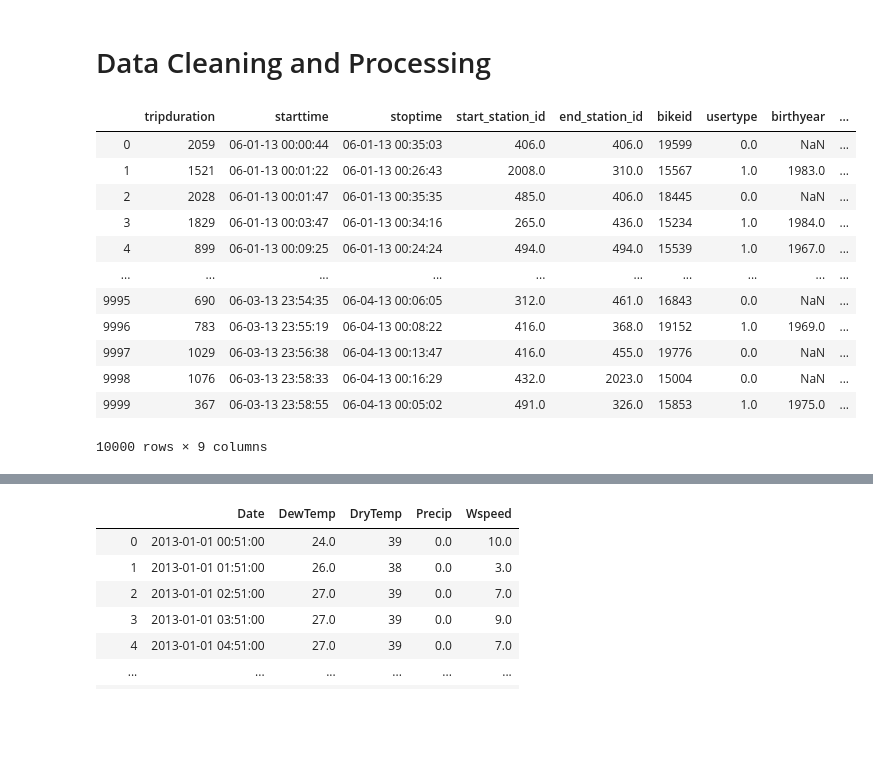
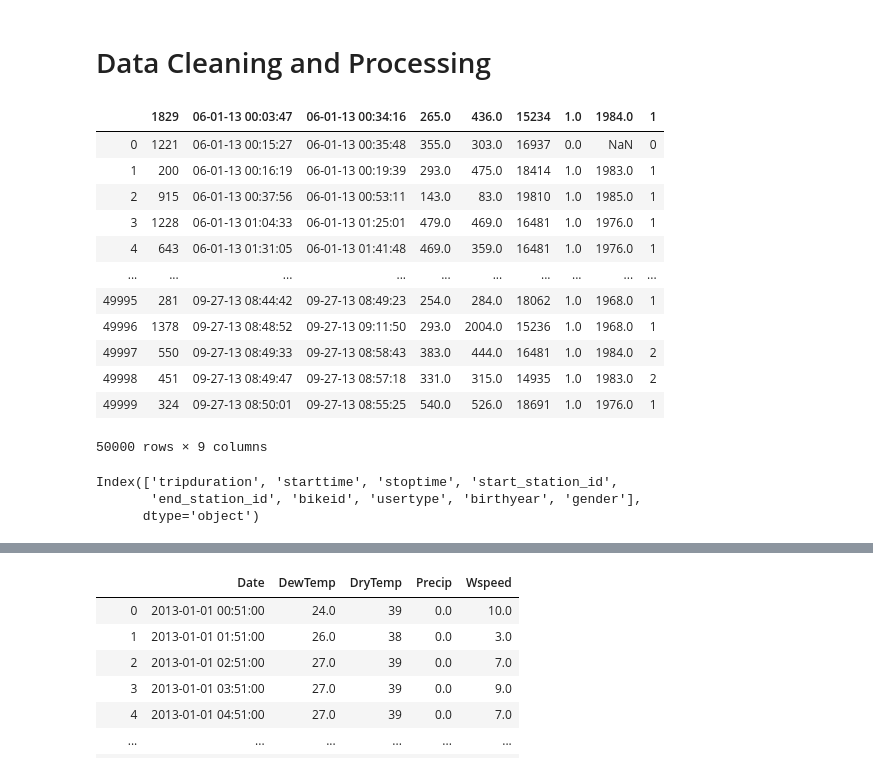
Before and after one commit to pwang96/citadel-datathon, a Jupyter notebook: EDA.ipynb, the cells around one changed output, grey strips where cells are left out. Drawn from its saved outputs; the diff is of its cells as text; code cells hidden in the pictures; blank space fills up the shorter version.

```diff
--- a/EDA.ipynb
+++ b/EDA.ipynb
@@ -1,31 +1,52 @@
 # %% [markdown]
 # Data Cleaning and Processing
+# %%
+import pandas
+import random
+
+n = 999999 #27300000 #number of records in file
+s = 50000 #desired sample size
+filename = "data.txt"
+skip = sorted(random.sample(range(n),n-s))
+#df = pandas.read_csv(filename, skiprows=skip)
+# %%
+skip = skip + list(range(1000000, 27300000))
 # %%
 # takes a minite to run
 import pandas as pd
 import numpy as np
 from datetime import datetime, timedelta
 from pandas.tseries.holiday import USFederalHolidayCalendar as calendar
-chunks = pd.read_csv("EastCoastDatathonMaterials/nyc_bikeshare.csv", chunksize=10000)
-for chunk in chunks:
-    NYC_bikeshare = chunk
-    break
-#NYC_bikeshare = pd.read_csv("EastCoastDatathonMaterials/nyc_bikeshare.csv", chunksize=100)
+# chunks = pd.read_csv("EastCoastDatathonMaterials/nyc_bikeshare.csv", chunksize=10000)
+# i = 0
+# for chunk in chunks:
+#     i += 1
+#     if i == 150:
+#         NYC_bikeshare = chunk
+#         break
+NYC_bikeshare = pd.read_csv("EastCoastDatathonMaterials/nyc_bikeshare.csv", skiprows=skip)
 NYC_bikeshare
 # %% [output]
-|  | tripduration | starttime | stoptime | start_station_id | end_station_id | bikeid | usertype | birthyear | ... |
-| 0 | 2059 | 06-01-13 00:00:44 | 06-01-13 00:35:03 | 406.0 | 406.0 | 19599 | 0.0 | NaN | ... |
-| 1 | 1521 | 06-01-13 00:01:22 | 06-01-13 00:26:43 | 2008.0 | 310.0 | 15567 | 1.0 | 1983.0 | ... |
-| 2 | 2028 | 06-01-13 00:01:47 | 06-01-13 00:35:35 | 485.0 | 406.0 | 18445 | 0.0 | NaN | ... |
-| 3 | 1829 | 06-01-13 00:03:47 | 06-01-13 00:34:16 | 265.0 | 436.0 | 15234 | 1.0 | 1984.0 | ... |
-| 4 | 899 | 06-01-13 00:09:25 | 06-01-13 00:24:24 | 494.0 | 494.0 | 15539 | 1.0 | 1967.0 | ... |
+|  | 1829 | 06-01-13 00:03:47 | 06-01-13 00:34:16 | 265.0 | 436.0 | 15234 | 1.0 | 1984.0 | 1 |
+| 0 | 1221 | 06-01-13 00:15:27 | 06-01-13 00:35:48 | 355.0 | 303.0 | 16937 | 0.0 | NaN | 0 |
+| 1 | 200 | 06-01-13 00:16:19 | 06-01-13 00:19:39 | 293.0 | 475.0 | 18414 | 1.0 | 1983.0 | 1 |
+| 2 | 915 | 06-01-13 00:37:56 | 06-01-13 00:53:11 | 143.0 | 83.0 | 19810 | 1.0 | 1985.0 | 1 |
+| 3 | 1228 | 06-01-13 01:04:33 | 06-01-13 01:25:01 | 479.0 | 469.0 | 16481 | 1.0 | 1976.0 | 1 |
+| 4 | 643 | 06-01-13 01:31:05 | 06-01-13 01:41:48 | 469.0 | 359.0 | 16481 | 1.0 | 1976.0 | 1 |
 | ... | ... | ... | ... | ... | ... | ... | ... | ... | ... |
-| 9995 | 690 | 06-03-13 23:54:35 | 06-04-13 00:06:05 | 312.0 | 461.0 | 16843 | 0.0 | NaN | ... |
-| 9996 | 783 | 06-03-13 23:55:19 | 06-04-13 00:08:22 | 416.0 | 368.0 | 19152 | 1.0 | 1969.0 | ... |
-| 9997 | 1029 | 06-03-13 23:56:38 | 06-04-13 00:13:47 | 416.0 | 455.0 | 19776 | 0.0 | NaN | ... |
-| 9998 | 1076 | 06-03-13 23:58:33 | 06-04-13 00:16:29 | 432.0 | 2023.0 | 15004 | 0.0 | NaN | ... |
-| 9999 | 367 | 06-03-13 23:58:55 | 06-04-13 00:05:02 | 491.0 | 326.0 | 15853 | 1.0 | 1975.0 | ... |
+| 49995 | 281 | 09-27-13 08:44:42 | 09-27-13 08:49:23 | 254.0 | 284.0 | 18062 | 1.0 | 1968.0 | 1 |
+| 49996 | 1378 | 09-27-13 08:48:52 | 09-27-13 09:11:50 | 293.0 | 2004.0 | 15236 | 1.0 | 1968.0 | 1 |
+| 49997 | 550 | 09-27-13 08:49:33 | 09-27-13 08:58:43 | 383.0 | 444.0 | 16481 | 1.0 | 1984.0 | 2 |
+| 49998 | 451 | 09-27-13 08:49:47 | 09-27-13 08:57:18 | 331.0 | 315.0 | 14935 | 1.0 | 1983.0 | 2 |
+| 49999 | 324 | 09-27-13 08:50:01 | 09-27-13 08:55:25 | 540.0 | 526.0 | 18691 | 1.0 | 1976.0 | 1 |
-10000 rows × 9 columns
+50000 rows × 9 columns
+# %%
+NYC_bikeshare.columns = ['tripduration', 'starttime', 'stoptime', 'start_station_id', 'end_station_id', 'bikeid', 'usertype', 'birthyear', 'gender']
+NYC_bikeshare.columns
+# %% [output]
+Index(['tripduration', 'starttime', 'stoptime', 'start_station_id',
+       'end_station_id', 'bikeid', 'usertype', 'birthyear', 'gender'],
+      dtype='object')
 # %%
 NYC_bikeshare['starttime'] = pd.to_datetime(NYC_bikeshare['starttime'])
 NYC_bikeshare['stoptime'] = pd.to_datetime(NYC_bikeshare['stoptime'])
```
Also changed, not shown: parts of 5 cells of this notebook.
